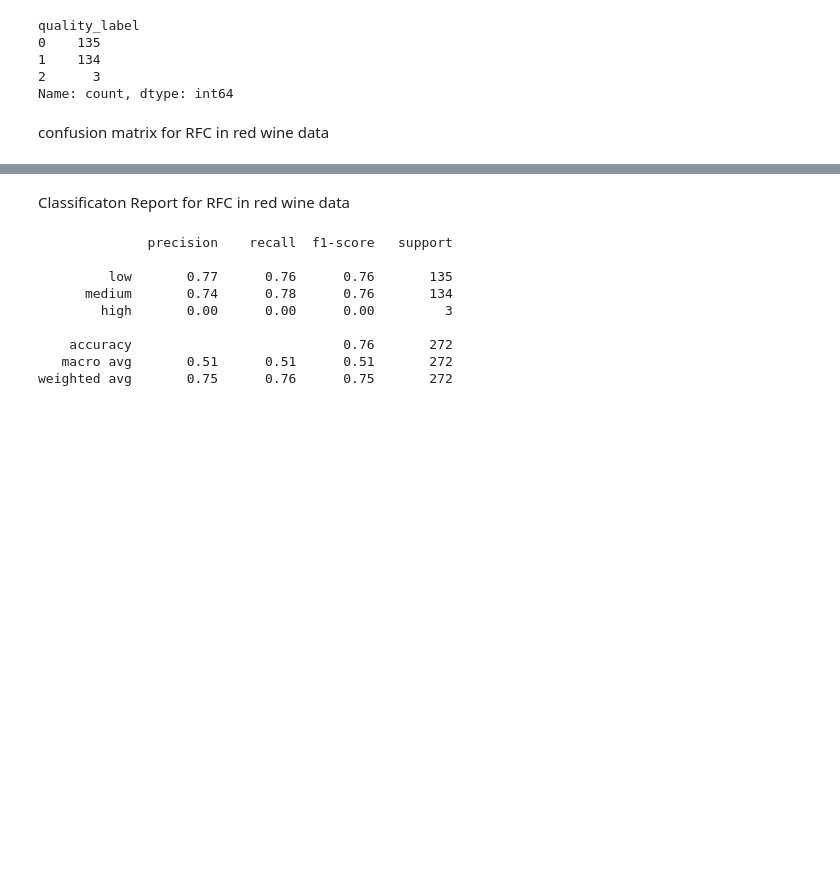
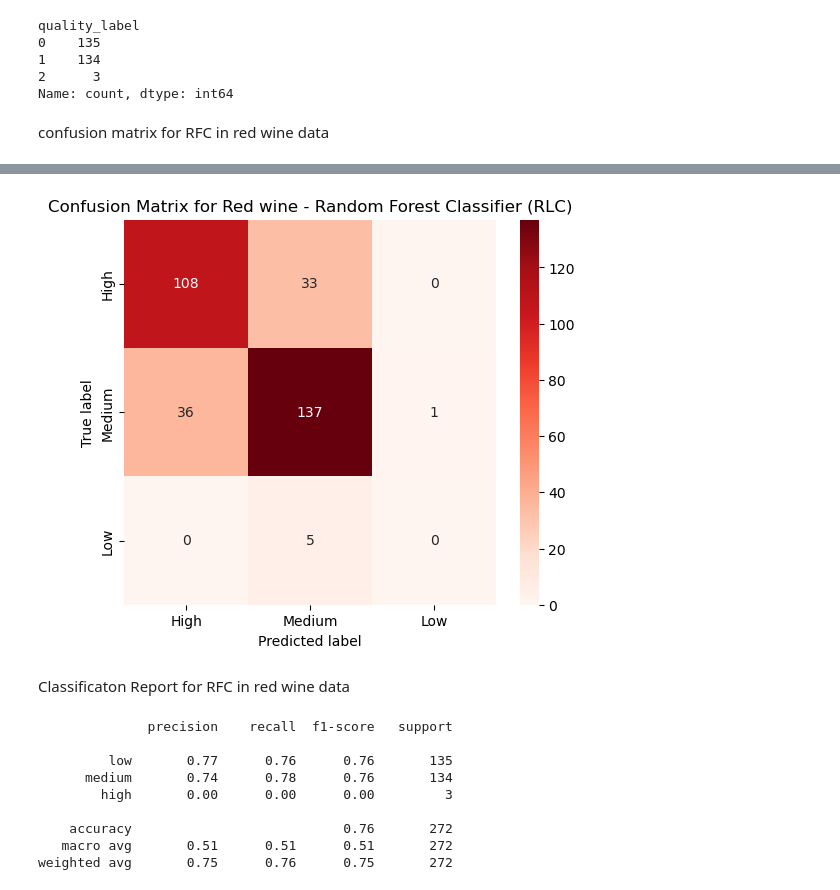
Before and after one commit to Meddy92-gif/Blueberry-winery-project, a Jupyter notebook: wine+quality/prepare_ML_red+white_wine.ipynb, the cells around one changed output, grey strips where cells are left out. Drawn from its saved outputs; the diff is of its cells as text; code cells hidden in the pictures; blank space fills up the shorter version.

Commit message:
Add plots and save changes to EDA

```diff
--- a/wine+quality/prepare_ML_red+white_wine.ipynb
+++ b/wine+quality/prepare_ML_red+white_wine.ipynb
@@ -493,3 +533,22 @@ Confusion matrix:
+# %%
+cm_red = confusion_matrix(y_test_red, y_pred_rwq)
+
+# Define class labels
+labels = ["High", "Medium", "Low"]
+
+# Create a heatmap
+plt.figure(figsize=(6,5))
+sns.heatmap(cm_red, annot=True, fmt="d", cmap="Reds", xticklabels=labels, yticklabels=labels)
+
+# Add labels and title
+plt.xlabel("Predicted label")
+plt.ylabel("True label")
+plt.title("Confusion Matrix for Red wine - Random Forest Classifier (RLC)")
+
+# Show the plot
+plt.show()
+# %% [output]
+[figure, added]
 # %% [markdown]
 Classificaton Report for RFC in red wine data
 # %%
```
Also changed, not shown: parts of 11 cells of this notebook, 3 other files.
